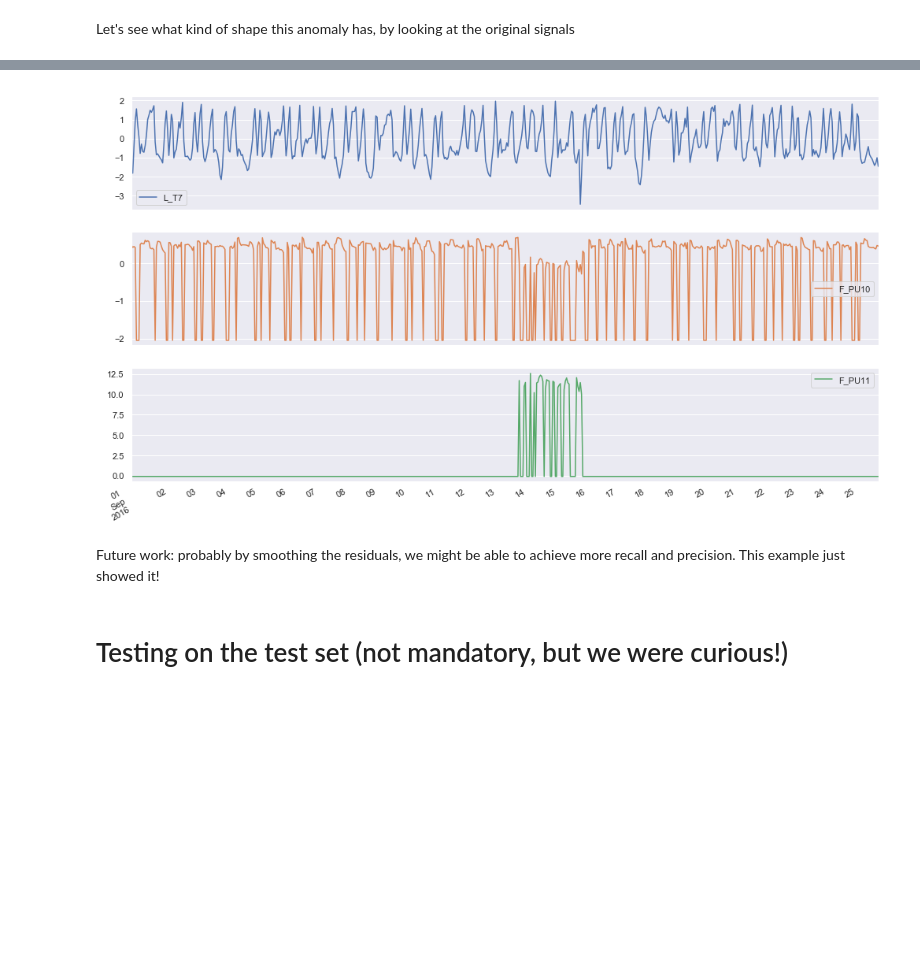
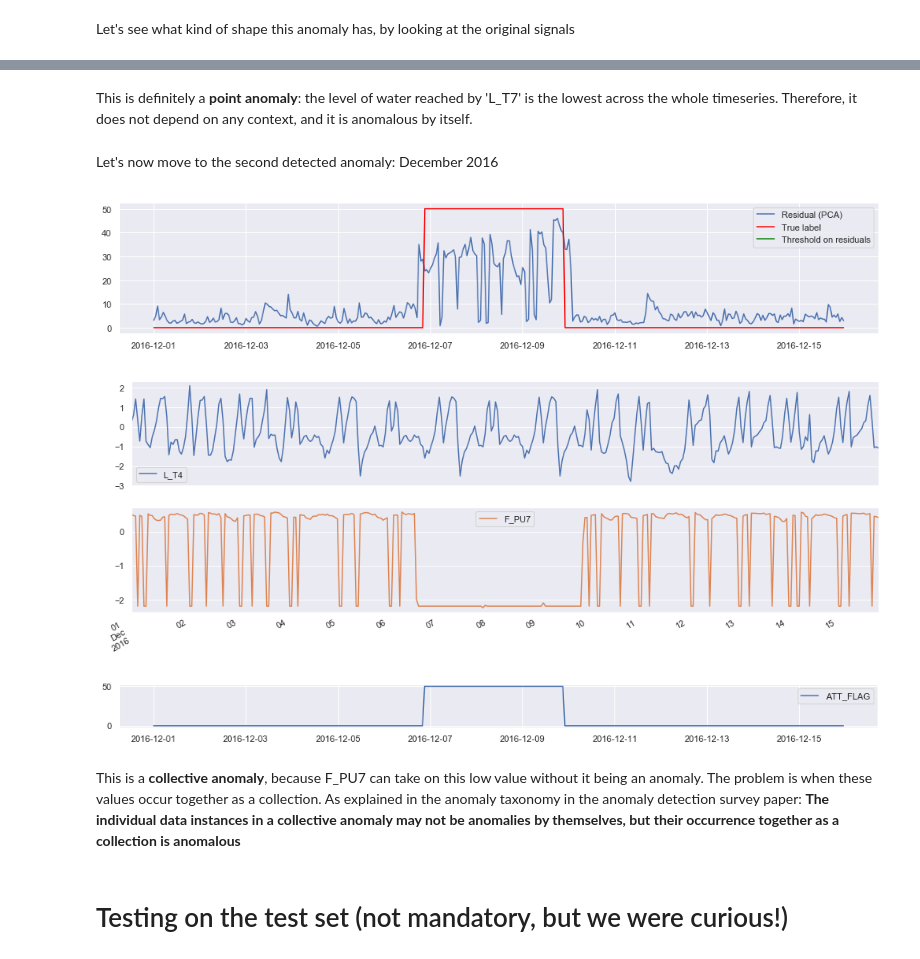
Before and after one commit to benhe119/Cyber-data-analytics_TUDelft, a Jupyter notebook: lab2/notebooks/PCA.ipynb, the cells around one changed output, grey strips where cells are left out. Cells and saved outputs as stored; diff of their text form; code cells hidden in the pictures; blank space fills up the shorter version.

Commit message:
identify anomalies in PCA

```diff
--- a/lab2/notebooks/PCA.ipynb
+++ b/lab2/notebooks/PCA.ipynb
@@ -283,10 +295,36 @@ Let's see what kind of shape this anomaly has, by looking at the original signal
+# %% [markdown]
+This is definitely a **point anomaly**: the level of water reached by 'L_T7' is the lowest across the whole timeseries. Therefore, it does not depend on any context, and it is anomalous by itself.
+# %% [markdown]
+Let's now move to the second detected anomaly: December 2016
+# %%
+start = '2016-12-01'
+end = '2016-12-15'
+cols_plot = ['L_T4', 'F_PU7']
+
+
+
+plt.figure(figsize=(17,3))
+plt.plot(squared_sum_res.loc[start:end], label='Residual (PCA)')
+plt.plot(labels.loc[start:end], color='red', label='True label')
+plt.plot(threshold.loc[start:end], color='green', label='Threshold on residuals')
+plt.legend()
+plt.show()
+# %% [output]
+[figure, added]
 # %%
-normalized_df[cols_plot].loc[start:end].plot(subplots=True, figsize=(17,10))
+normalized_df[cols_plot].loc[start:end].plot(subplots=True, figsize=(17,3*len(cols_plot)))
 plt.show()
+
+plt.figure(figsize=(17,1))
+plt.plot(labels.loc[start:end])
+plt.legend()
+plt.show()
 # %% [output]
-[figure, old version]
+[figure, new version]
+[figure, added]
-# %% [markdown]
-Future work: probably by smoothing the residuals, we might be able to achieve more recall and precision. This example just showed it!
+# %% [markdown]
+This is a **collective anomaly**, because F_PU7 can take on this low value without it being an anomaly. The problem is when these values occur together as a collection. As explained in the anomaly taxonomy in the anomaly detection survey paper: __The individual data instances in a collective anomaly may not be anomalies by themselves,
+but their occurrence together as a collection is anomalous__
 # %% [markdown]
 # Testing on the test set (not mandatory, but we were curious!)
 # %%
```
Also changed, not shown: parts of 13 cells of this notebook.
